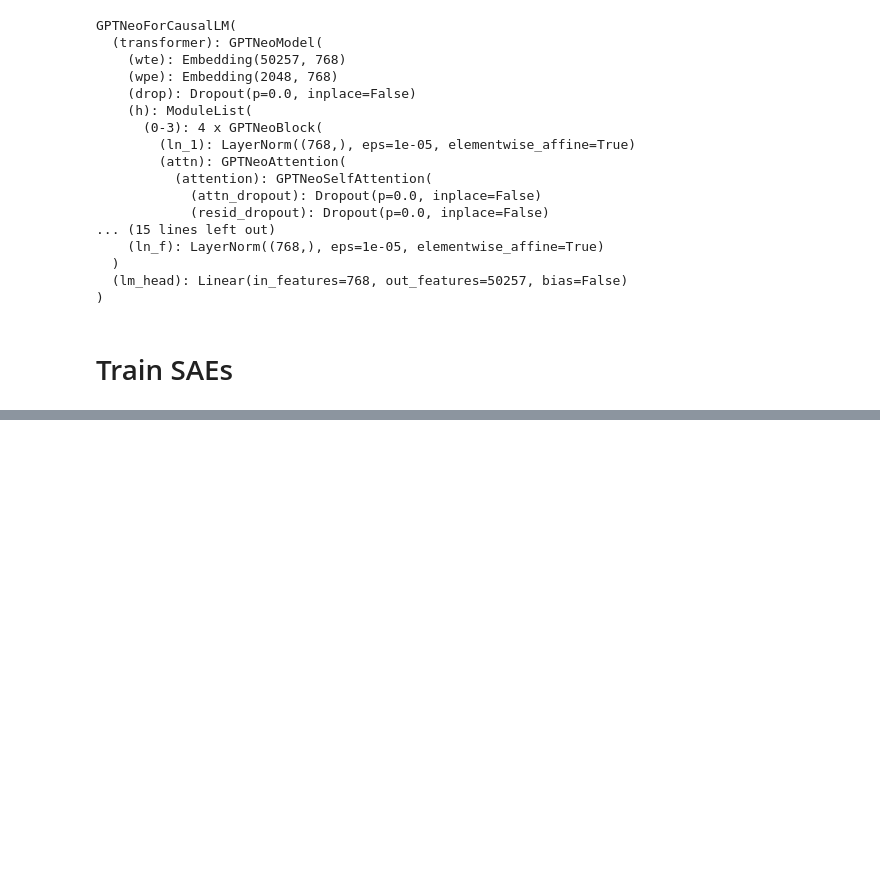
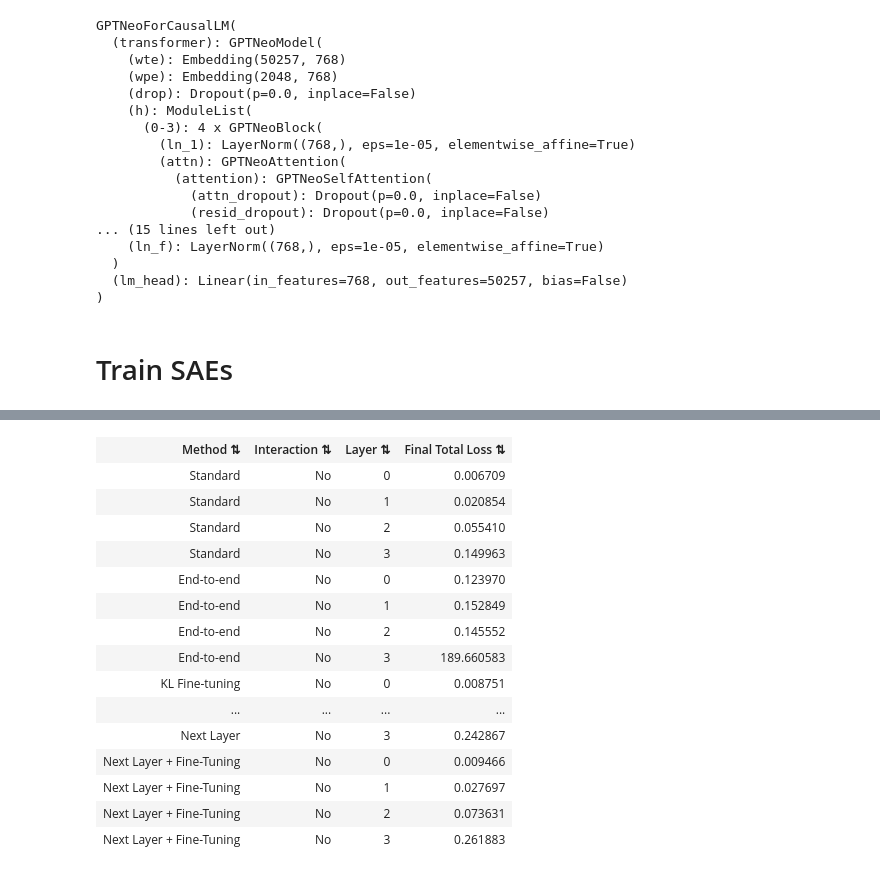
Before and after one commit to evan-lloyd/mechinterp-experiments, a Jupyter notebook: tiny_stories_sae/feature_interaction_demo.ipynb, the cells around one changed output, grey strips where cells are left out. Saved outputs shown, nothing was run; the diff lists cells and outputs as text; code cells hidden in the pictures; blank space fills up the shorter version.

```diff
--- a/tiny_stories_sae/feature_interaction_demo.ipynb
+++ b/tiny_stories_sae/feature_interaction_demo.ipynb
@@ -571,0 +388,48 @@ display_sortable_html_table(headers, rows)
+# %%
+# Print final loss values as an HTML table
+headers = ["Method", "Interaction", "Layer", "Final Total Loss"]
+rows = []
+
+metric_key = "total_loss"
+for spec in training_results:
+    method, has_interaction = spec
+    method_label = method.value
+    interaction_label = "Yes" if has_interaction else "No"
+
+    train_result = training_results[spec]
+    for layer in train_result.keys():
+        # Get the last checkpoint's metrics
+        checkpoints = train_result[layer]
+        if checkpoints:
+            last_checkpoint = checkpoints[-1]
+            if metric_key not in last_checkpoint.step_metrics:
+                mk = "raw_loss.reconstruction"
+            else:
+                mk = metric_key
+            if (
+                mk in last_checkpoint.step_metrics
+                and len(last_checkpoint.step_metrics[mk]) > 0
+            ):
+                final_loss = last_checkpoint.step_metrics[mk][-1]
+                rows.append(
+                    [method_label, interaction_label, layer, f"{final_loss:.6f}"]
+                )
+
+display_sortable_html_table(headers, rows)
+# %% [output]
+| Method ⇅ | Interaction ⇅ | Layer ⇅ | Final Total Loss ⇅ |
+| Standard | No | 0 | 0.006709 |
+| Standard | No | 1 | 0.020854 |
+| Standard | No | 2 | 0.055410 |
+| Standard | No | 3 | 0.149963 |
+| End-to-end | No | 0 | 0.123970 |
+| End-to-end | No | 1 | 0.152849 |
+| End-to-end | No | 2 | 0.145552 |
+| End-to-end | No | 3 | 189.660583 |
+| KL Fine-tuning | No | 0 | 0.008751 |
+| ... | ... | ... | ... |
+| Next Layer | No | 3 | 0.242867 |
+| Next Layer + Fine-Tuning | No | 0 | 0.009466 |
+| Next Layer + Fine-Tuning | No | 1 | 0.027697 |
+| Next Layer + Fine-Tuning | No | 2 | 0.073631 |
+| Next Layer + Fine-Tuning | No | 3 | 0.261883 |
```
Also changed, not shown: parts of 19 cells of this notebook, 8 other files.
